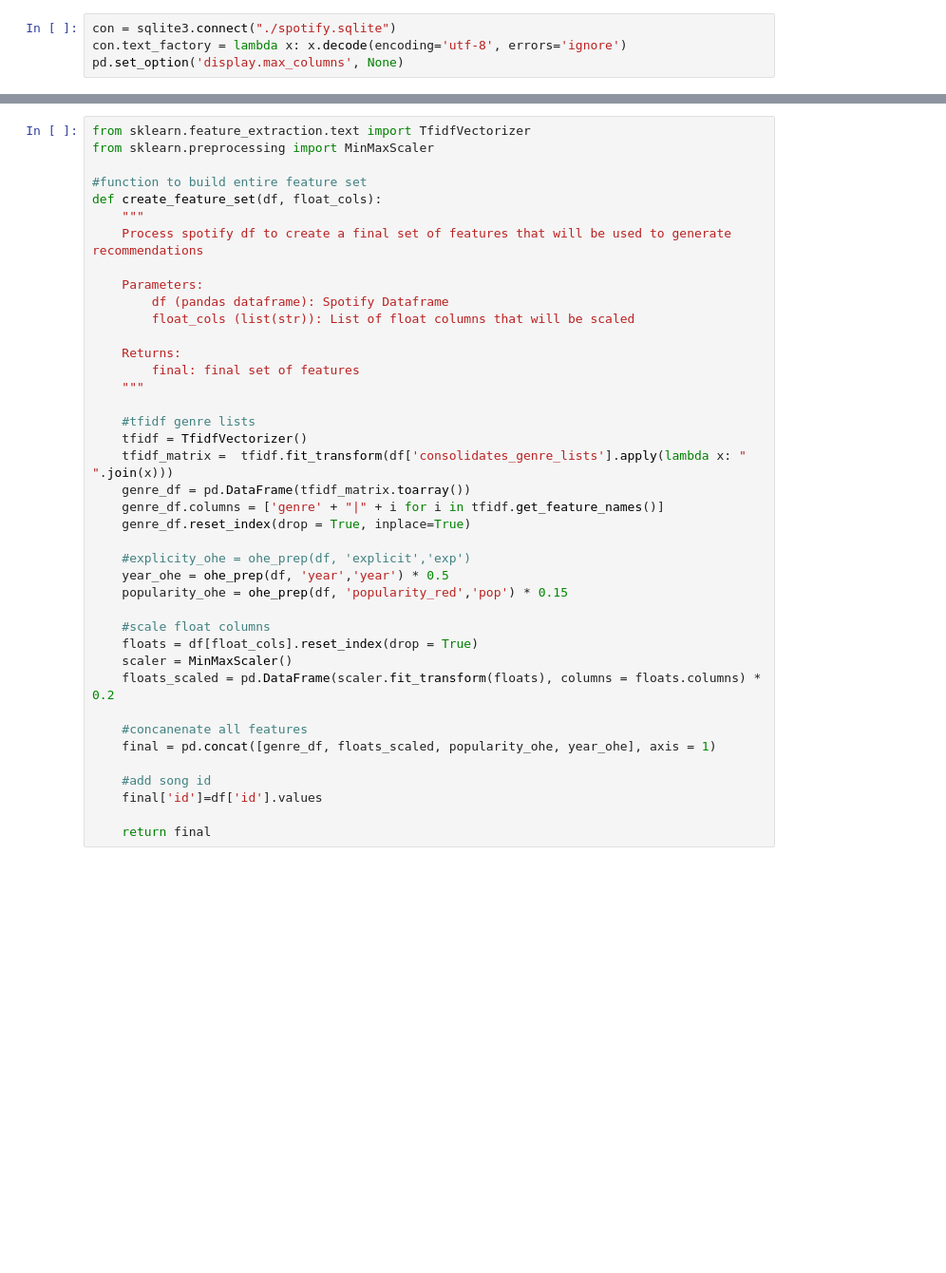
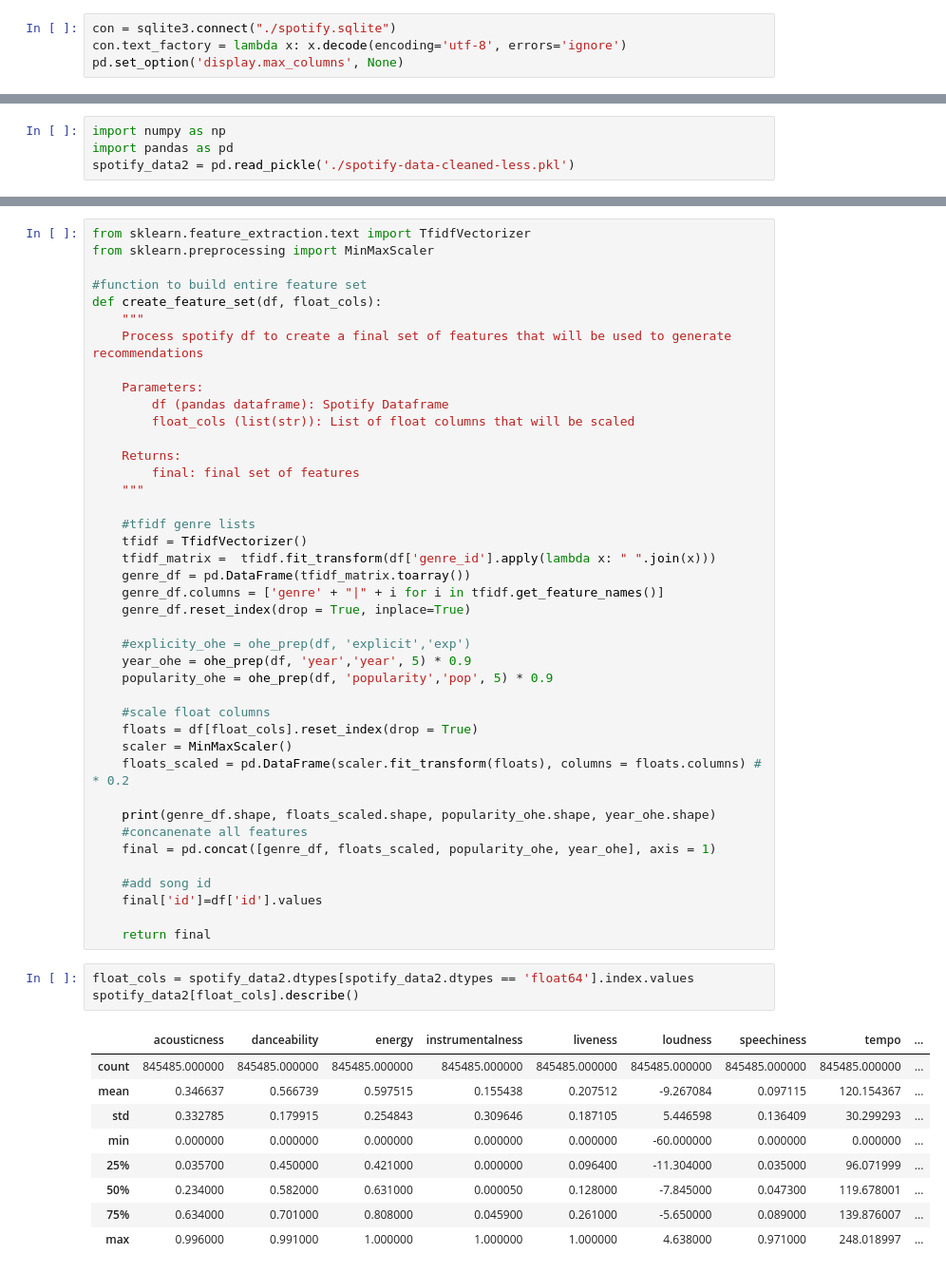
Before and after one commit to ericz1803/spotify-recommendations, a Jupyter notebook: Spotify Recommendation.ipynb, the cells around one changed output, grey strips where cells are left out. Shown at 95% size. Cells and saved outputs as stored; diff of their text form; blank space fills up the shorter version.

```diff
--- a/Spotify Recommendation.ipynb
+++ b/Spotify Recommendation.ipynb
@@ -257,0 +120,4 @@ spotify_data.head()
+# %%
+import numpy as np
+import pandas as pd
+spotify_data2 = pd.read_pickle('./spotify-data-cleaned-less.pkl')
@@ -295,20 +166,21 @@ def create_feature_set(df, float_cols):
 
     #tfidf genre lists
     tfidf = TfidfVectorizer()
-    tfidf_matrix =  tfidf.fit_transform(df['consolidates_genre_lists'].apply(lambda x: " ".join(x)))
+    tfidf_matrix =  tfidf.fit_transform(df['genre_id'].apply(lambda x: " ".join(x)))
     genre_df = pd.DataFrame(tfidf_matrix.toarray())
     genre_df.columns = ['genre' + "|" + i for i in tfidf.get_feature_names()]
     genre_df.reset_index(drop = True, inplace=True)
 
     #explicity_ohe = ohe_prep(df, 'explicit','exp')
-    year_ohe = ohe_prep(df, 'year','year') * 0.5
-    popularity_ohe = ohe_prep(df, 'popularity_red','pop') * 0.15
+    year_ohe = ohe_prep(df, 'year','year', 5) * 0.9
+    popularity_ohe = ohe_prep(df, 'popularity','pop', 5) * 0.9
 
     #scale float columns
     floats = df[float_cols].reset_index(drop = True)
     scaler = MinMaxScaler()
-    floats_scaled = pd.DataFrame(scaler.fit_transform(floats), columns = floats.columns) * 0.2
+    floats_scaled = pd.DataFrame(scaler.fit_transform(floats), columns = floats.columns) # * 0.2
 
+    print(genre_df.shape, floats_scaled.shape, popularity_ohe.shape, year_ohe.shape)
     #concanenate all features
     final = pd.concat([genre_df, floats_scaled, popularity_ohe, year_ohe], axis = 1)
 
@@ -316,3 +188,16 @@ def create_feature_set(df, float_cols):
     final['id']=df['id'].values
 
     return final
+# %%
+float_cols = spotify_data2.dtypes[spotify_data2.dtypes == 'float64'].index.values
+spotify_data2[float_cols].describe()
+# %% [output]
+|  | acousticness | danceability | energy | instrumentalness | liveness | loudness | speechiness | tempo | ... |
+| count | 845485.000000 | 845485.000000 | 845485.000000 | 845485.000000 | 845485.000000 | 845485.000000 | 845485.000000 | 845485.000000 | ... |
+| mean | 0.346637 | 0.566739 | 0.597515 | 0.155438 | 0.207512 | -9.267084 | 0.097115 | 120.154367 | ... |
+| std | 0.332785 | 0.179915 | 0.254843 | 0.309646 | 0.187105 | 5.446598 | 0.136409 | 30.299293 | ... |
+| min | 0.000000 | 0.000000 | 0.000000 | 0.000000 | 0.000000 | -60.000000 | 0.000000 | 0.000000 | ... |
+| 25% | 0.035700 | 0.450000 | 0.421000 | 0.000000 | 0.096400 | -11.304000 | 0.035000 | 96.071999 | ... |
+| 50% | 0.234000 | 0.582000 | 0.631000 | 0.000050 | 0.128000 | -7.845000 | 0.047300 | 119.678001 | ... |
+| 75% | 0.634000 | 0.701000 | 0.808000 | 0.045900 | 0.261000 | -5.650000 | 0.089000 | 139.876007 | ... |
+| max | 0.996000 | 0.991000 | 1.000000 | 1.000000 | 1.000000 | 4.638000 | 0.971000 | 248.018997 | ... |
```
Also changed, not shown: parts of 50 cells of this notebook, 1 other file.
